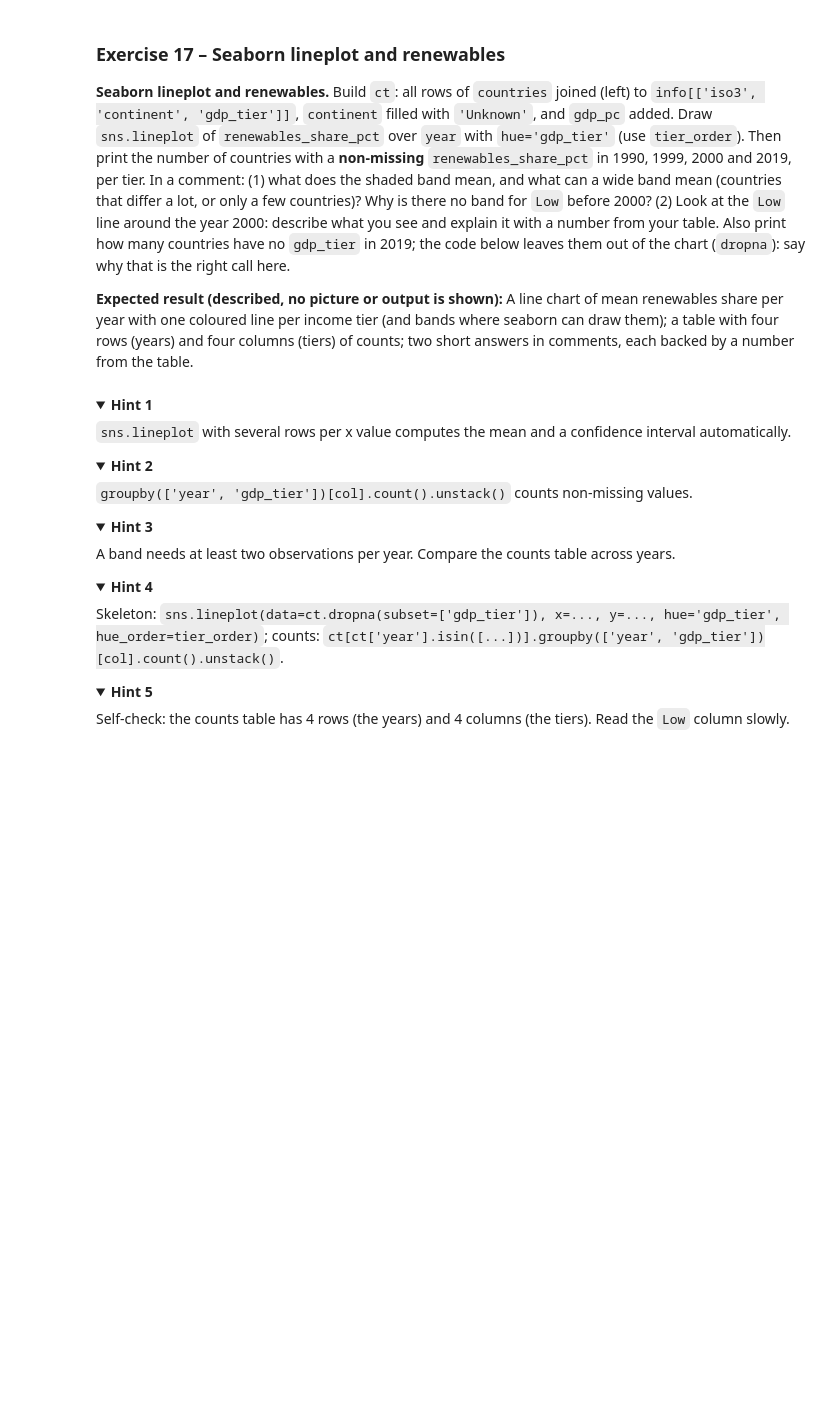
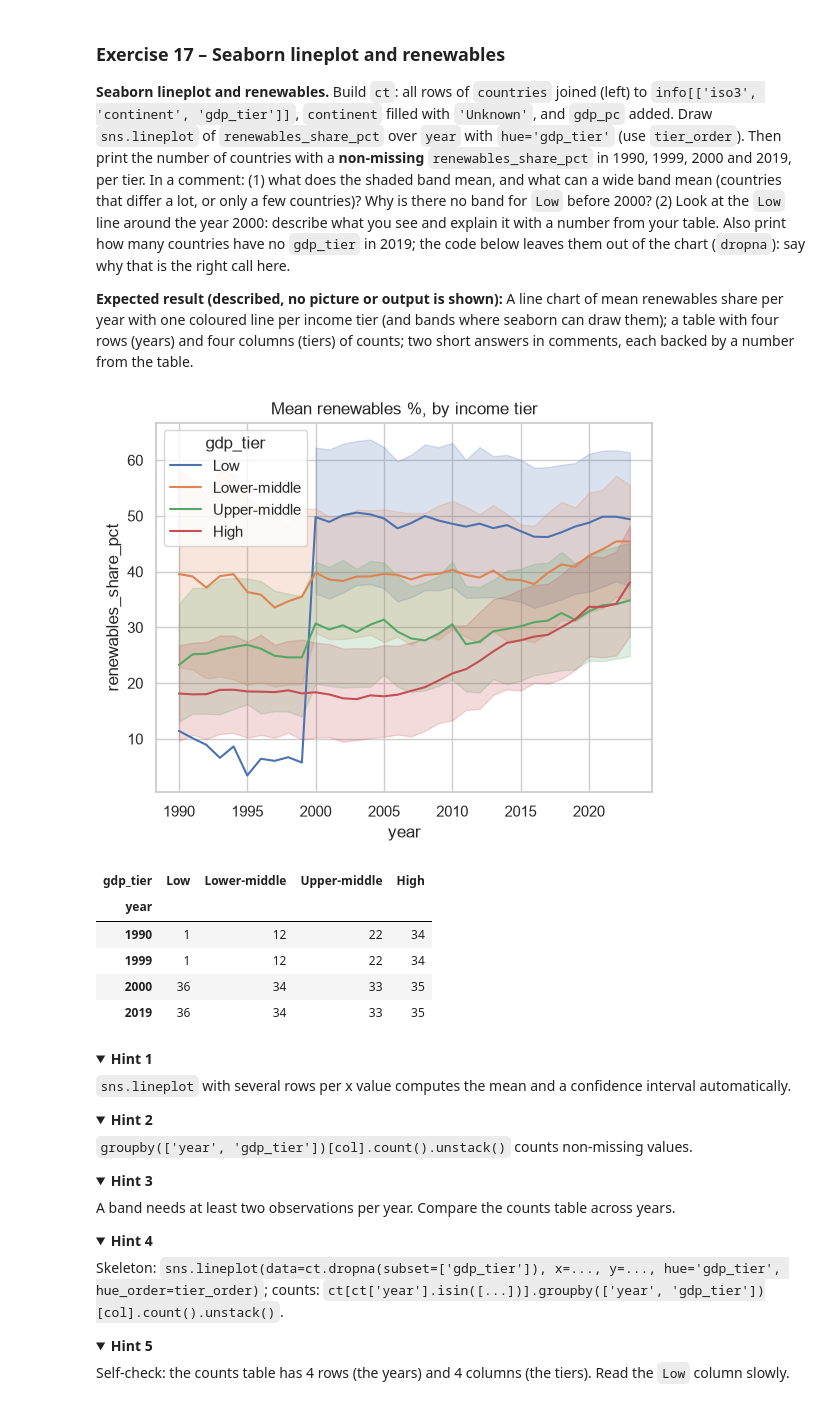
Before and after one commit to OrangeBoop/Lab02, a Jupyter notebook: Lab3/Lab3-Persky Idan 215548512 , Golan Amir 216264333.ipynb, the cells around one changed output. Drawn from its saved outputs; the diff is of its cells as text; code cells hidden in the pictures; folded sections open; blank space fills up the shorter version.

```diff
--- a/Lab3/Lab3-Persky Idan 215548512 , Golan Amir 216264333.ipynb
+++ b/Lab3/Lab3-Persky Idan 215548512 , Golan Amir 216264333.ipynb
@@ -884,7 +962,42 @@ Draw `sns.lineplot` of `renewables_share_pct` over `year` with `hue='gdp_tier'`
 
 **Expected result (described, no picture or output is shown):** A line chart of mean renewables share per year with one coloured line per income tier (and bands where seaborn can draw them); a table with four rows (years) and four columns (tiers) of counts; two short answers in comments, each backed by a number from the table.
 # %%
-# Write your code here
+ct = pd.merge(countries, info[['iso3', 'continent', 'gdp_tier']], how='left')
+
+# Filling continent nan values with 'Unknown'
+ct["continent"] = ct["continent"].fillna('Unknown')
+
+# Creating new column
+ct["gdp_pc"] = ct["gdp_usd"] / ct["population"]
+
+# Plotting
+sns.lineplot(data=ct.dropna(subset=["gdp_tier"]), y="renewables_share_pct", x="year", hue="gdp_tier", hue_order=tier_order)
+plt.title("Mean renewables %, by income tier")
+plt.show()
+
+
+# Countries with non missing
+ct[ct["year"].isin([1990, 1999, 2000, 2019])].groupby(["year", "gdp_tier"])["renewables_share_pct"].count().unstack()[tier_order]
+
+# (1)
+# The shaded band is the 95% confidence interval around the mean. A wide band means either high variation among countries in that tier or very
+# few observations (small sample size). There is no band for 'Low' before 2000 because only 1 Low-income country has data in 1990–1999
+# (a band needs at least 2 observations).
+
+# (2)
+# Around 2000, the 'Low' line jumps and a wide confidence band appears because coverage jumps from 1 country in 1999 to
+# 21 countries in 2000.
+
+# Leaving out missing gdp_tier (dropna) is the right call because only a few countries lack a tier in 2019, and an 'Unknown' income tier has no
+# meaningful economic interpretation.
+# %% [output]
+[figure, added]
+| gdp_tier | Low | Lower-middle | Upper-middle | High |
+| year |  |  |  |  |
+| 1990 | 1 | 12 | 22 | 34 |
+| 1999 | 1 | 12 | 22 | 34 |
+| 2000 | 36 | 34 | 33 | 35 |
+| 2019 | 36 | 34 | 33 | 35 |
 # %% [markdown]
 <details><summary><b>Hint 1</b></summary>
 
```
Also changed, not shown: parts of 6 cells of this notebook.
